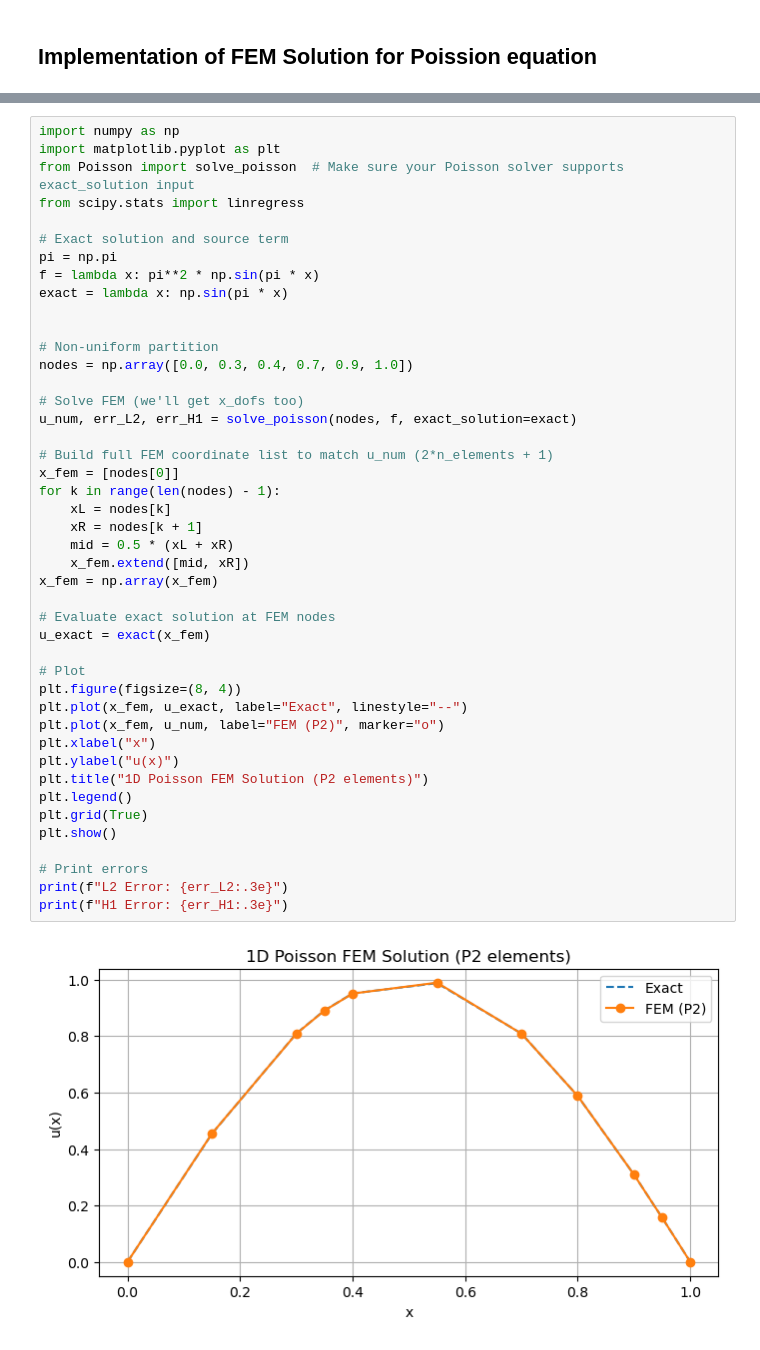
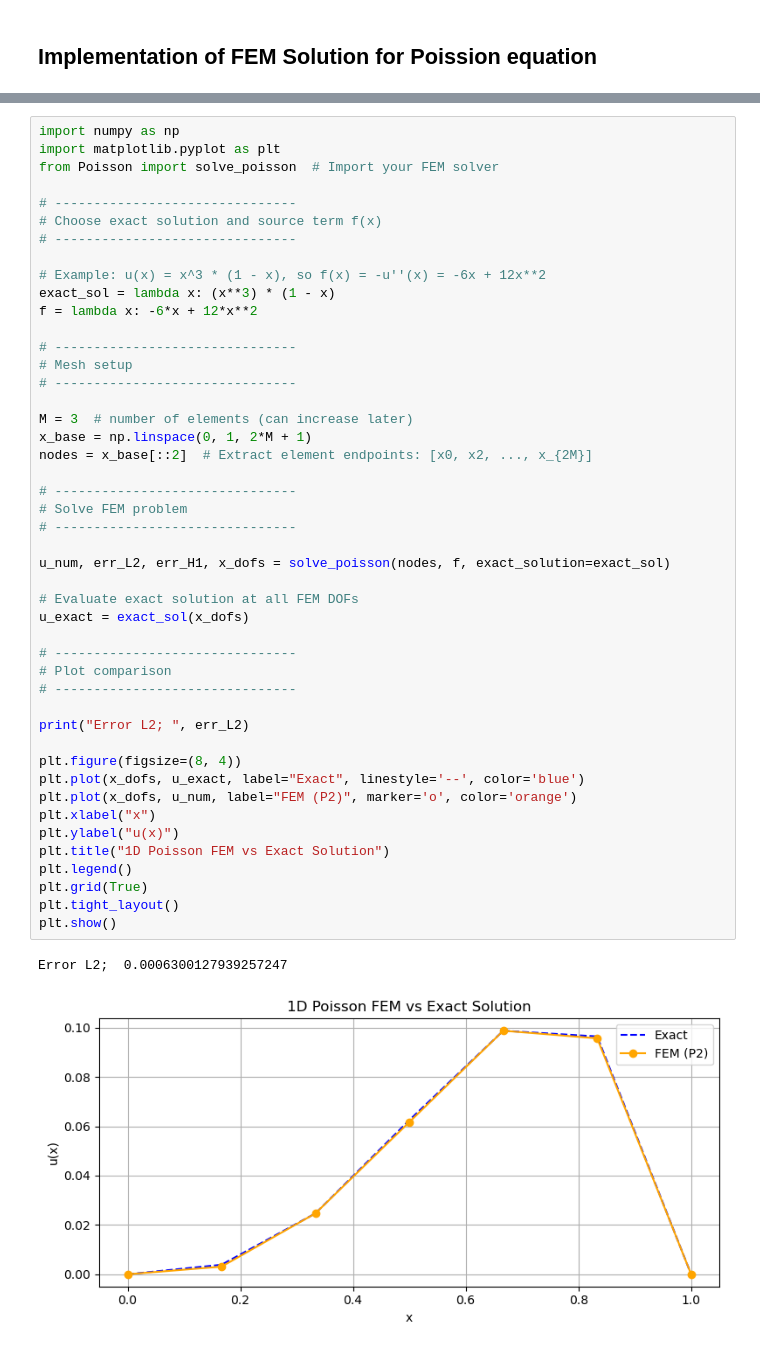
Before and after one commit to matsaka111/TMA4212-Numdiff, a Jupyter notebook: Project 2/test_poisson.ipynb, the cells around one changed output, grey strips where cells are left out. Drawn from its saved outputs; the diff is of its cells as text.

Commit message:
Updated FEM solver, New file called 1d_FEM

```diff
--- a/Project 2/test_poisson.ipynb
+++ b/Project 2/test_poisson.ipynb
@@ -5,46 +5,49 @@ Choosing $ u = \sin(\pi x)$
 # %%
 import numpy as np
 import matplotlib.pyplot as plt
-from Poisson import solve_poisson  # Make sure your Poisson solver supports exact_solution input
-from scipy.stats import linregress
+from Poisson import solve_poisson  # Import your FEM solver
 
-# Exact solution and source term
-pi = np.pi
-f = lambda x: pi**2 * np.sin(pi * x)
-exact = lambda x: np.sin(pi * x)
+# -------------------------------
+# Choose exact solution and source term f(x)
+# -------------------------------
 
+# Example: u(x) = x^3 * (1 - x), so f(x) = -u''(x) = -6x + 12x**2
+exact_sol = lambda x: (x**3) * (1 - x)
+f = lambda x: -6*x + 12*x**2
 
-# Non-uniform partition
-nodes = np.array([0.0, 0.3, 0.4, 0.7, 0.9, 1.0])
+# -------------------------------
+# Mesh setup
+# -------------------------------
 
-# Solve FEM (we'll get x_dofs too)
-u_num, err_L2, err_H1 = solve_poisson(nodes, f, exact_solution=exact)
+M = 3  # number of elements (can increase later)
+x_base = np.linspace(0, 1, 2*M + 1)
+nodes = x_base[::2]  # Extract element endpoints: [x0, x2, ..., x_{2M}]
 
-# Build full FEM coordinate list to match u_num (2*n_elements + 1)
-x_fem = [nodes[0]]
-for k in range(len(nodes) - 1):
-    xL = nodes[k]
-    xR = nodes[k + 1]
-    mid = 0.5 * (xL + xR)
-    x_fem.extend([mid, xR])
-x_fem = np.array(x_fem)
+# -------------------------------
+# Solve FEM problem
+# -------------------------------
 
-# Evaluate exact solution at FEM nodes
-u_exact = exact(x_fem)
+u_num, err_L2, err_H1, x_dofs = solve_poisson(nodes, f, exact_solution=exact_sol)
 
-# Plot
+# Evaluate exact solution at all FEM DOFs
+u_exact = exact_sol(x_dofs)
+
+# -------------------------------
+# Plot comparison
+# -------------------------------
+
+print("Error L2; ", err_L2)
+
 plt.figure(figsize=(8, 4))
-plt.plot(x_fem, u_exact, label="Exact", linestyle="--")
-plt.plot(x_fem, u_num, label="FEM (P2)", marker="o")
+plt.plot(x_dofs, u_exact, label="Exact", linestyle='--', color='blue')
+plt.plot(x_dofs, u_num, label="FEM (P2)", marker='o', color='orange')
 plt.xlabel("x")
 plt.ylabel("u(x)")
-plt.title("1D Poisson FEM Solution (P2 elements)")
+plt.title("1D Poisson FEM vs Exact Solution")
 plt.legend()
 plt.grid(True)
+plt.tight_layout()
 plt.show()
-
-# Print errors
-print(f"L2 Error: {err_L2:.3e}")
-print(f"H1 Error: {err_H1:.3e}")
 # %% [output]
+Error L2;  0.0006300127939257247
-[figure, old version]
+[figure, new version]
```
Also changed, not shown: parts of 7 cells of this notebook, 2 other files.
